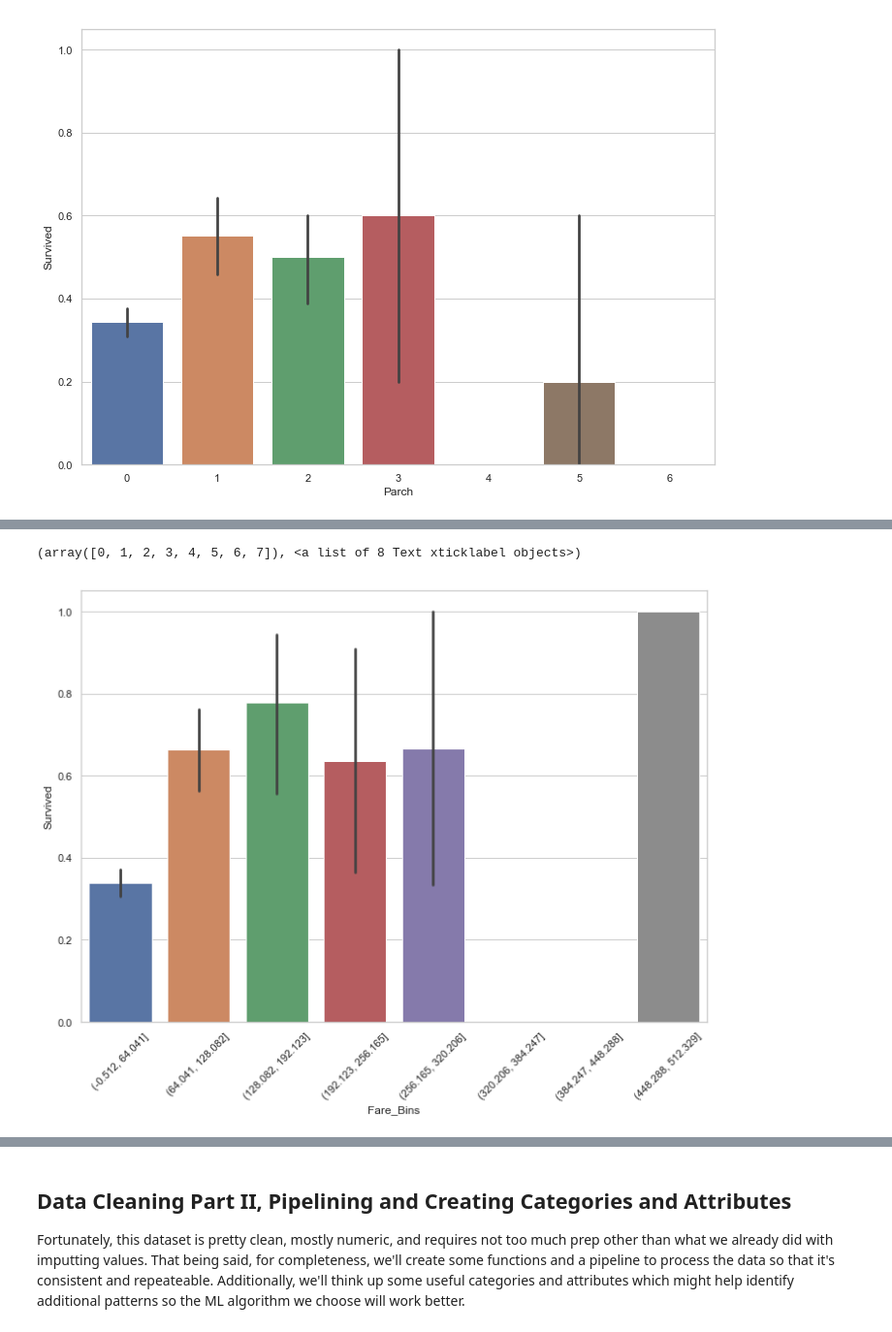
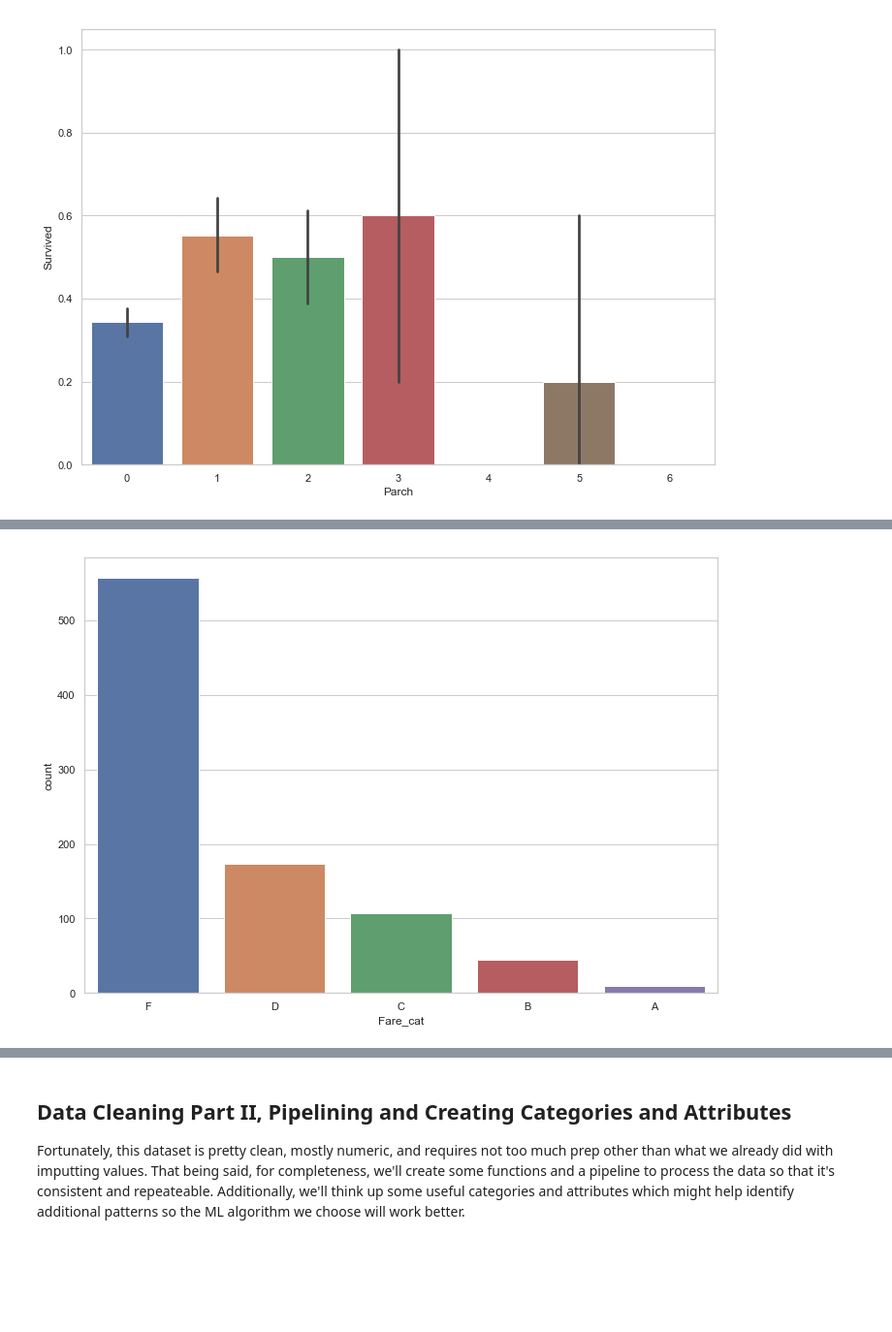
Before and after one commit to kaipak/kaggle-titanic, a Jupyter notebook: kaggle-titanic.ipynb, the cells around one changed output, grey strips where cells are left out. Shown at 97% size. Saved outputs shown, nothing was run; the diff lists cells and outputs as text; code cells hidden in the pictures; blank space fills up the shorter version.

```diff
--- a/kaggle-titanic.ipynb
+++ b/kaggle-titanic.ipynb
@@ -132,0 +106,5 @@ There aren't that many children in the upper class, and the class as a whole ten
+# %%
+age_cuts = [-1, 0, 5, 12, 18, 35, 60, 100]
+age_labels = ["Missing", "Infant", "Child", "Teen", "Young Adult", "Adult", "Senior"]
+df_train = pipeline.attrib_cats(df_train, "Age", "Age_cat", age_cuts, age_labels)
+ax = sns.barplot(x='Age_cat', y='Survived', data=df_train)
@@ -188,0 +158,5 @@ Binning fares into groups seems to show differences at extreme values. Very expe
+# %%
+fare_cuts = [-1, 25, 50, 100, 250, 800]
+fare_labels = ["F", "D", "C", "B", "A"]
+df_train = pipeline.attrib_cats(df_train, "Fare", "Fare_cat", fare_cuts, fare_labels)
+ax = sns.barplot(x='Fare_cat', y='Survived', data=df_train)
@@ -189,6 +165,4 @@ Binning fares into groups seems to show differences at extreme values. Very expe
 # %%
-ax = sns.barplot(x='Fare_Bins', y='Survived', data=df_train)
-plt.xticks(rotation=45)
+ax = sns.countplot(x='Fare_cat', data=df_train)
 # %% [output]
-(array([0, 1, 2, 3, 4, 5, 6, 7]), <a list of 8 Text xticklabel objects>)
-[figure, old version]
+[figure, new version]
```
Also changed, not shown: parts of 40 cells of this notebook, 2 other files.
